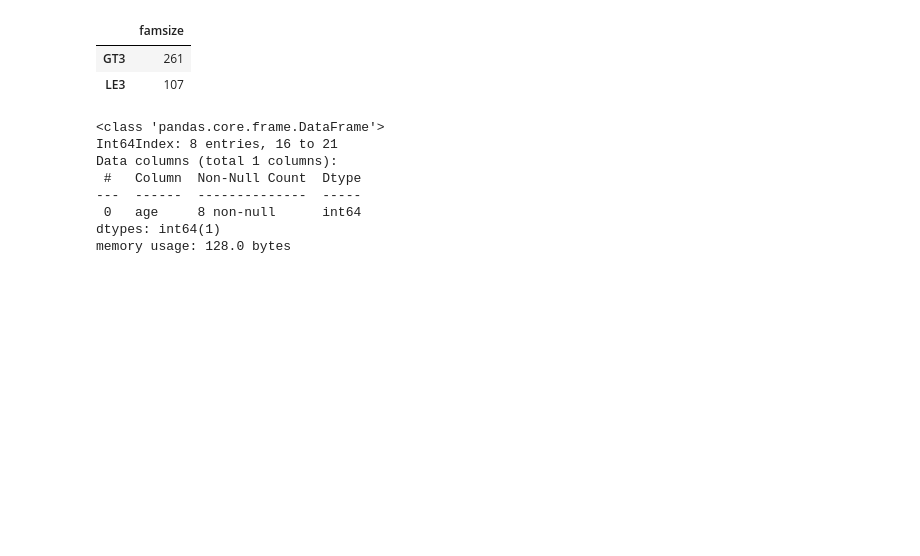
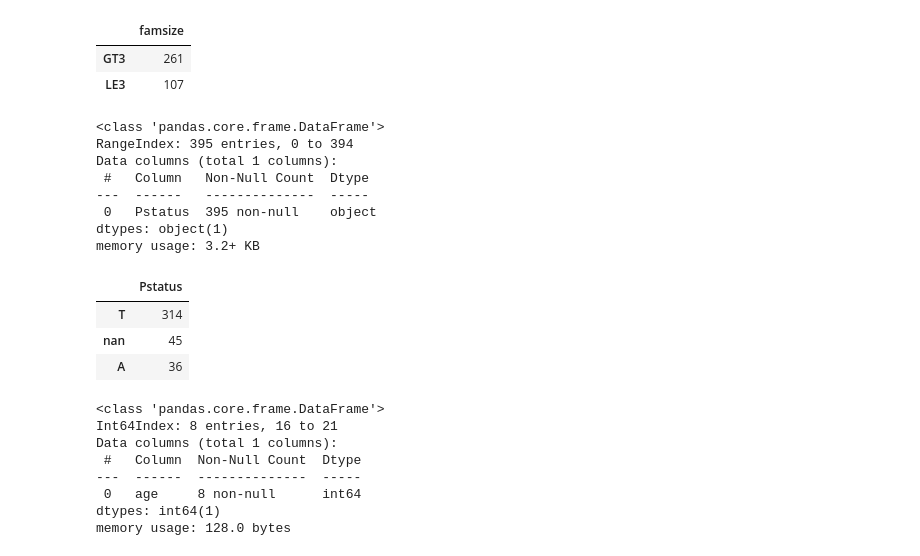
Before and after one commit to yasckevich/module_02, a Jupyter notebook: Untitled5.ipynb, the cells around one changed output. Drawn from its saved outputs; the diff is of its cells as text; code cells hidden in the pictures; blank space fills up the shorter version.

```diff
--- a/Untitled5.ipynb
+++ b/Untitled5.ipynb
@@ -145,3 +148,27 @@ pd.DataFrame(base.famsize.value_counts())
+# %%
+#6 Pstatus — статус совместного жилья родителей ('T' - живут вместе 'A' - раздельно)
+
+pd.DataFrame(base.Pstatus).info()
+#видим, что есть пропущенны
+
+base.Pstatus = base.Pstatus.astype(str).apply(lambda x: None if x.strip() == '' else x)
+#определяем пропущенные значения
+
+print()
+pd.DataFrame(base.Pstatus.value_counts())
+# %% [output]
+<class 'pandas.core.frame.DataFrame'>
+RangeIndex: 395 entries, 0 to 394
+Data columns (total 1 columns):
+ #   Column   Non-Null Count  Dtype
+---  ------   --------------  -----
+ 0   Pstatus  395 non-null    object
+dtypes: object(1)
+memory usage: 3.2+ KB
+|  | Pstatus |
+| T | 314 |
+| nan | 45 |
+| A | 36 |
 # %%
 pd.DataFrame(base.age.value_counts()).info()
 #видим, что есть два значения, пропущенных нет
```
Also changed, not shown: parts of 9 cells of this notebook.
